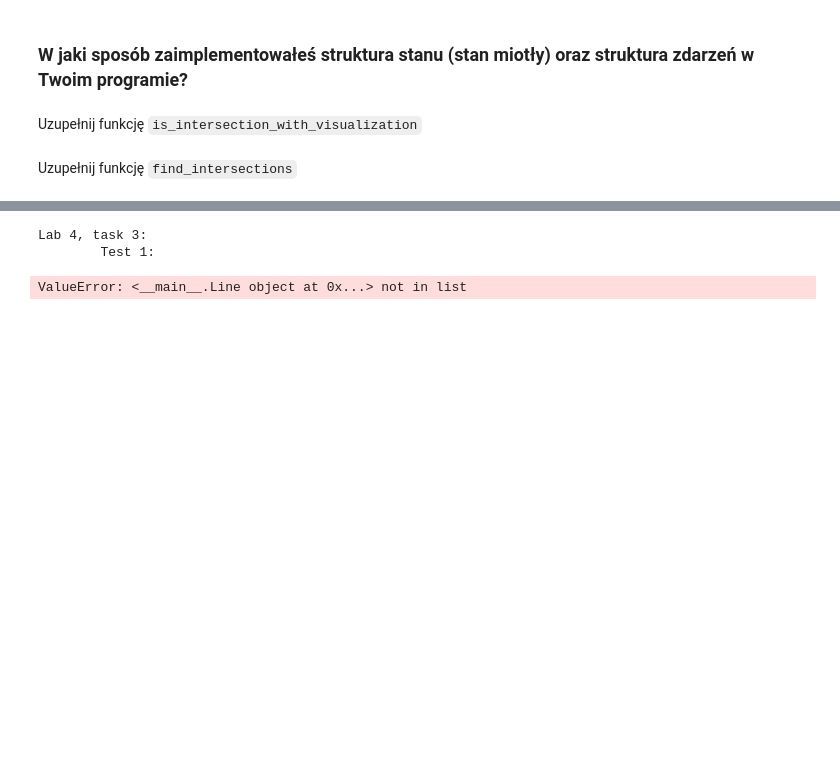
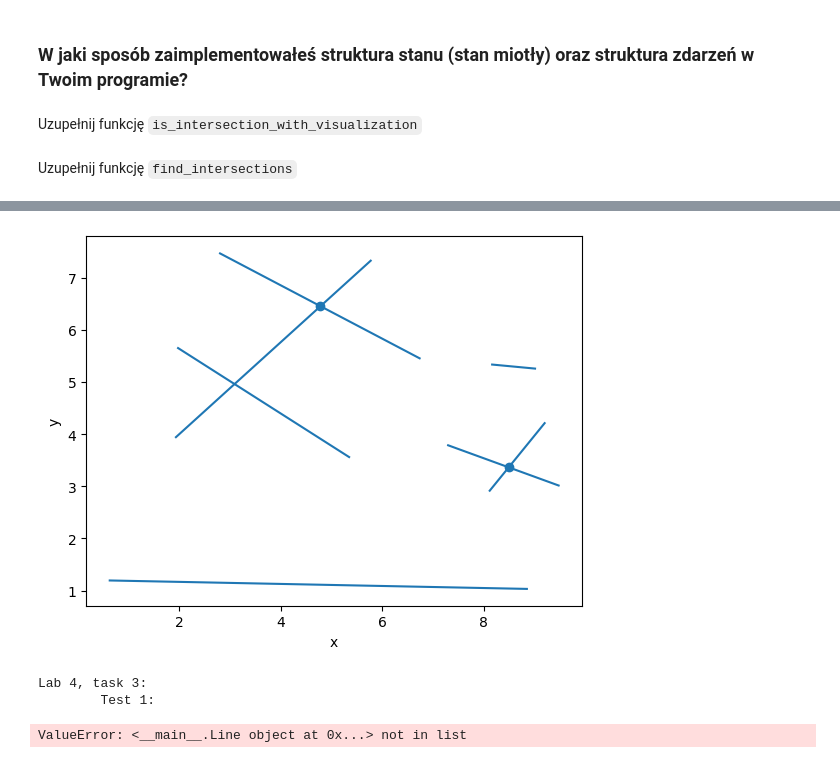
Before and after one commit to bialywaldemar/Geometry_Algorithms, a Jupyter notebook: lab4.ipynb, the cells around one changed output, grey strips where cells are left out. Cells and saved outputs as stored; diff of their text form; code cells hidden in the pictures; blank space fills up the shorter version.

````diff
--- a/lab4.ipynb
+++ b/lab4.ipynb
@@ -233,28 +232,28 @@ def is_intersection_with_visualization(sections):
 Uzupełnij funkcję ```find_intersections```
 # %%
 class Point:
-    def __init__(self, x, y, flag): #tu flaga okresla czy poczatek czy koniec czy przeciecie
+    def __init__(self, x, y,event):
         self.x = x
         self.y = y
-        self.flag = flag
+        self.event = event #0 start, 1 end
 
-    def __eq__(self, other):
+    def __eq__(self,other):
         return self.x == other.x and self.y == other.y
 
-    def __follows__(self,other):
+    def __gt__(self, other):
         return self.x > other.x
 
     def __hash__(self):
         return hash((self.x, self.y))
 
 class Line:
-    def __init__(self, A, B, id):
+    def __init__(self, A, B, id=None):
         self.A = A
         self.B = B
+        self.a = (A[1]-B[1])/(A[0]-B[0]) #y = ax+b
+        self.b = A[1]-self.a*A[0]
+        self.x = A[0] #aktualny rozwazany x
         self.id = id
-        self.a = (self.A.y - self.B.y)/(self.A.x - self.B.x) #a = (y1 - y2)/(x1 - x2)
-        self.b = self.A.y - self.A.x * self.a
-        self.x = A.x
 
     def update_x(x):
         Line.x = x
@@ -265,10 +264,6 @@ class Line:
     def __gt__(self, other):
         return Line.x*self.a+self.b > Line.x*other.a+other.b
 
-    def __lt__(self, other):
-        # Porównanie dwóch linii na podstawie aktualnego x
-        return (self.a * Line.x + self.b) < (other.a * Line.x + other.b)
-
     def __hash__(self):
         return hash((self.A, self.B))
 # %%
@@ -284,7 +279,7 @@ def find_intersections(sections):
     def intersects(line1, line2):
 
         def cross_product(p1, p2, p3):
-            return (p2.x - p1.x) * (p3.y - p1.y) - (p2.y - p1.y) * (p3.x - p1.x)
+            return (p2[0] - p1[0]) * (p3[1] - p1[1]) - (p2[1] - p1[1]) * (p3[0] - p1[0])
 
         d1 = cross_product(line1.A, line1.B, line2.A)
         d2 = cross_product(line1.A, line1.B, line2.B)
@@ -316,18 +311,15 @@ def find_intersections(sections):
                 high = mid
         return low
 
-    T = SortedSet()
-    Q = SortedList(key=lambda x:x[0].x)
-    n = len(sections)
+    T = SortedSet() #struktura stanu
+    Q = SortedList(key=lambda x: x[0]) #struktura zdarzen
 
-    index = 0
-    for A, B in sections:
-        l = Point(A[0], A[1], 0)
-        r = Point(B[0], B[1], 1)
-        seg = Line(l, r, index)
-        index += 1
-        Q.add((l, seg))
-        Q.add((r, seg))
+    for i in range(len(sections)):
+        A = Point(sections[i][0][0], sections[i][0][1], 0)
+        B = Point(sections[i][1][0], sections[i][1][1], 1)
+        line = Line(sections[i][0], sections[i][1], i)
+        Q.add((A, line))
+        Q.add((B, line))
 
     #(A, ((a,b),(c,d)), 2) - przeciecie
 
@@ -335,8 +327,10 @@ def find_intersections(sections):
     res_ids = set()
 
     while Q:
+
         point, seg = Q.pop(0)
-        if point.flag == 0:
+        print(point.x)
+        if point.event == 0:
             Line.update_x(point.x)
             T.add(seg)
             index = T.bisect_left(seg)
@@ -350,7 +344,7 @@ def find_intersections(sections):
                 if intersects(neighbor, seg):
                     Q.add((intersect_point(neighbor, seg), (neighbor, seg)))
 
-        elif point.flag == 1:
+        elif point.event == 1:
             Line.update_x(point.x)
             index = T.bisect_left(seg)
             if 0 < index < len(T) - 1:
@@ -359,7 +353,7 @@ def find_intersections(sections):
                     Q.add((intersect_point(nei_1, nei_2), (nei_1, nei_2)))
             T.discard(seg)
 
-        elif point.flag == 2:
+        elif point.event == 2:
             if (min(seg[0].id, seg[1].id), max(seg[0].id, seg[1].id)) in res_ids:
                 continue
 
@@ -384,3 +378,18 @@ def find_intersections(sections):
                     Q.add((intersect_point(seg[1], T[nei_up]), (seg[1], T[nei_down])))
 
     return res
+
+test = [((1,1),(5,5)),((2,3),(4,1))]
+print(find_intersections(test))
+
+vis = Visualizer()
+testres = find_intersections(generated)
+print(testres)
+tovis = []
+for point, a, b in testres:
+    tovis.append(point)
+vis.add_line_segment(generated)
+vis.add_point(tovis)
+
+vis.show()
+# %% [output]
@@ -387,3 +413,4 @@ def find_intersections(sections):
+[figure, added]
 # %%
 Test().runtest(3, find_intersections)
 # %% [output]
````
Also changed, not shown: parts of 2 cells of this notebook.
